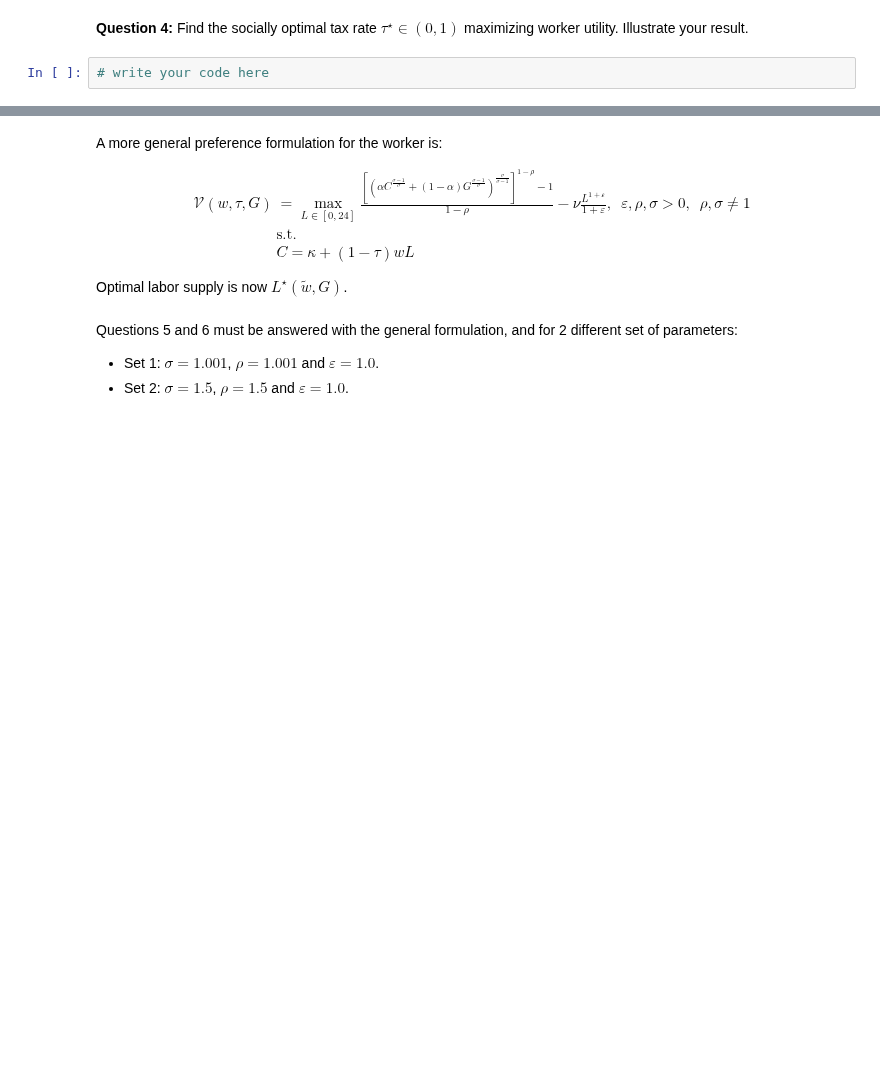
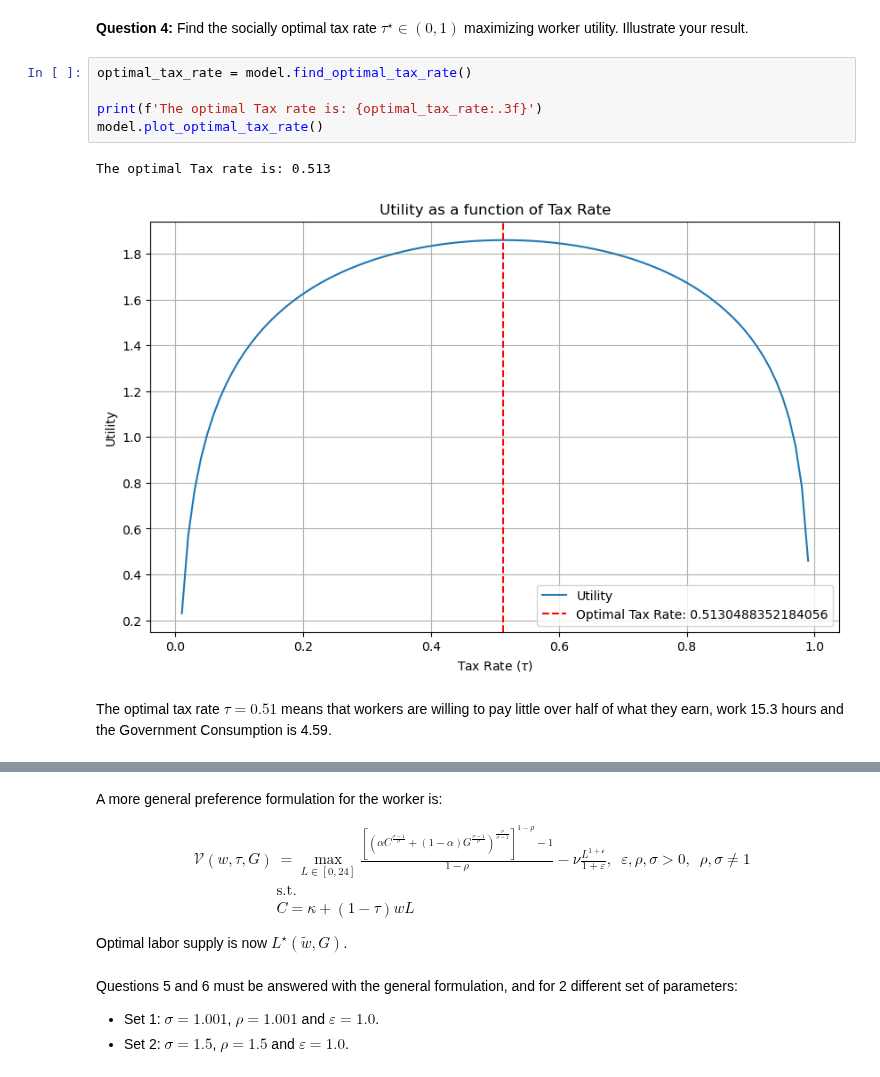
Before and after one commit to NumEconCopenhagen/projects-2023-icehot1, a Jupyter notebook: examproject/Exam-2023.ipynb, the cells around one changed output, grey strips where cells are left out. Cells and saved outputs as stored; diff of their text form; blank space fills up the shorter version.

```diff
--- a/examproject/Exam-2023.ipynb
+++ b/examproject/Exam-2023.ipynb
@@ -176,4 +219,12 @@ $$
 # %% [markdown]
 **Question 4:** Find the socially optimal tax rate $\tau^{\star}\in(0,1)$ maximizing worker utility. Illustrate your result.
-# %%
-# write your code here
+# %%
+optimal_tax_rate = model.find_optimal_tax_rate()
+
+print(f'The optimal Tax rate is: {optimal_tax_rate:.3f}')
+model.plot_optimal_tax_rate()
+# %% [output]
+The optimal Tax rate is: 0.513
+[figure, added]
+# %% [markdown]
+The optimal tax rate $\tau = 0.51 $ means that workers are willing to pay little over half of what they earn, work 15.3 hours and the Government Consumption is 4.59.
```
Also changed, not shown: parts of 34 cells of this notebook.
